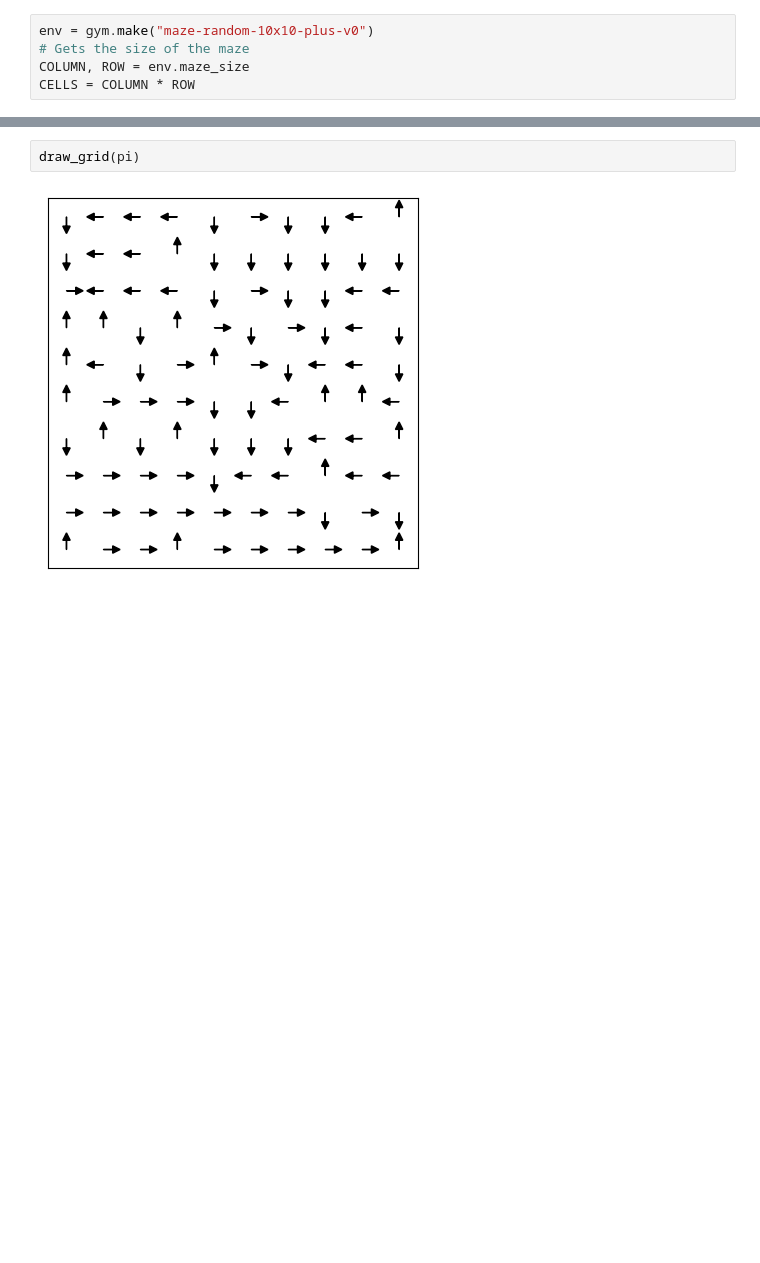
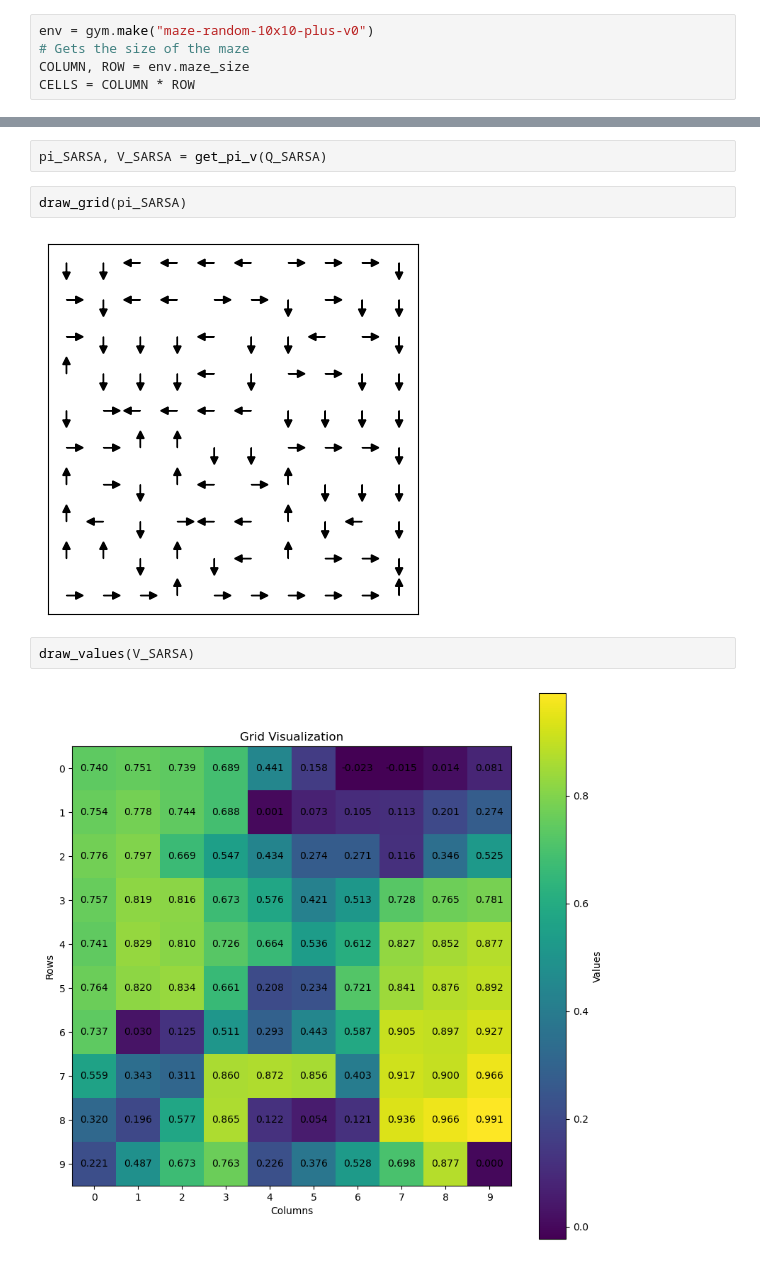
Before and after one commit to liAmirali/UIAI-RL-project, a Jupyter notebook: maze.ipynb, the cells around one changed output, grey strips where cells are left out. Saved outputs shown, nothing was run; the diff lists cells and outputs as text; blank space fills up the shorter version.

```diff
--- a/maze.ipynb
+++ b/maze.ipynb
@@ -201,4 +265,10 @@ for state in range(100):
+# %%
+pi_SARSA, V_SARSA = get_pi_v(Q_SARSA)
 # %%
-draw_grid(pi)
+draw_grid(pi_SARSA)
 # %% [output]
-[figure, old version]
+[figure, new version]
+# %%
+draw_values(V_SARSA)
+# %% [output]
+[figure, added]
```
Also changed, not shown: parts of 8 cells of this notebook.
